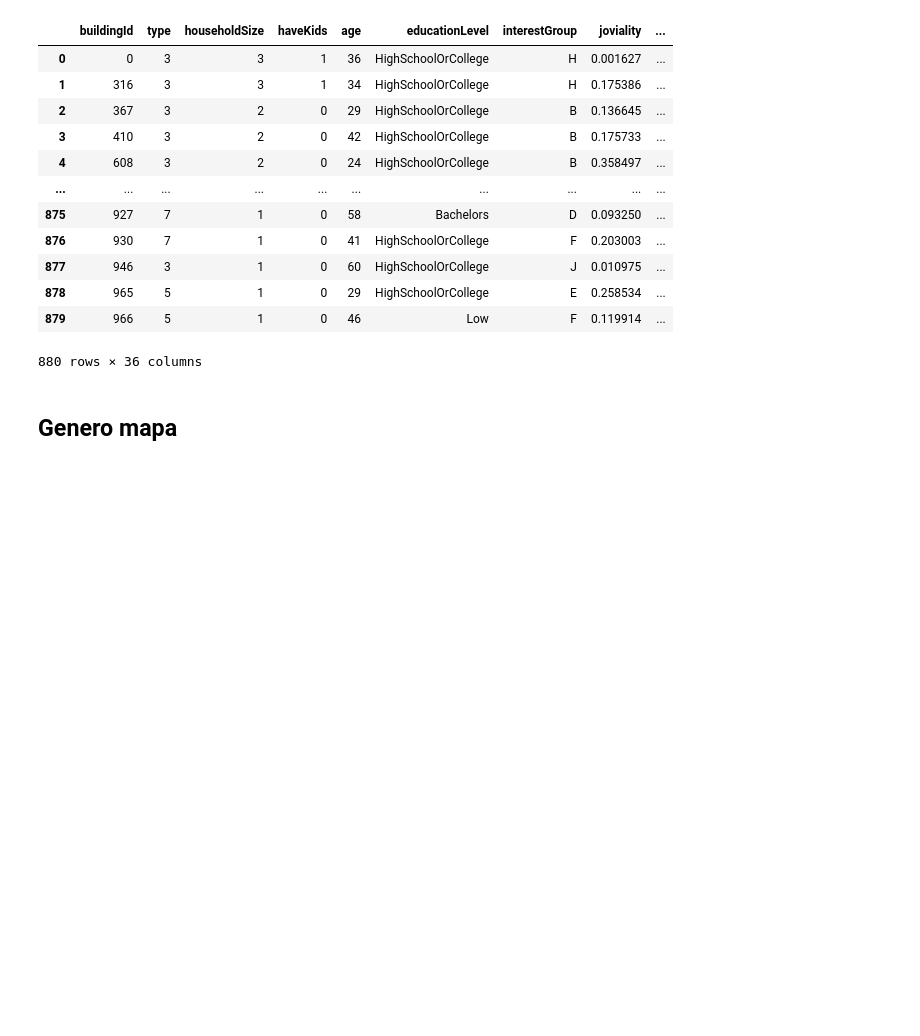
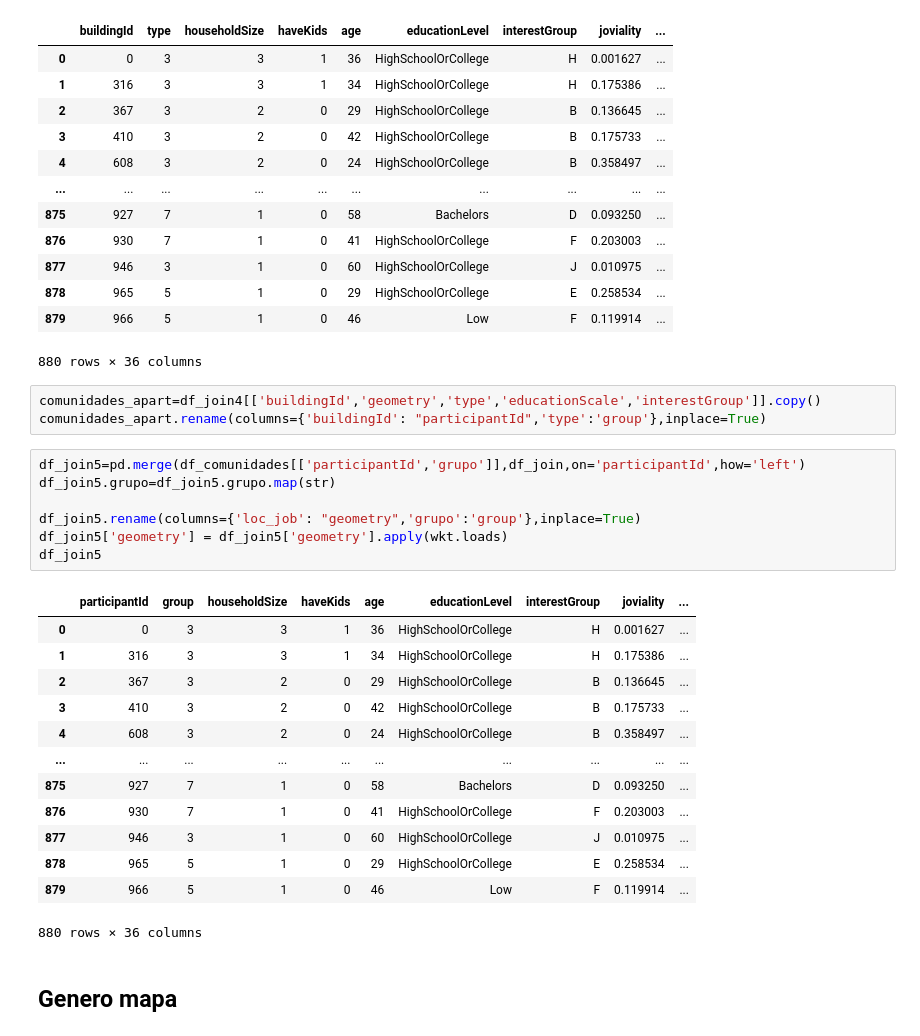
Before and after one commit to ffelicioni/tp_infoviz, a Jupyter notebook: Mapas_Vast_challenge.ipynb, the cells around one changed output. Drawn from its saved outputs; the diff is of its cells as text; blank space fills up the shorter version.

```diff
--- a/Mapas_Vast_challenge.ipynb
+++ b/Mapas_Vast_challenge.ipynb
@@ -427,6 +429,30 @@ df_join4
 | 878 | 965 | 5 | 1 | 0 | 29 | HighSchoolOrCollege | E | 0.258534 | ... |
 | 879 | 966 | 5 | 1 | 0 | 46 | Low | F | 0.119914 | ... |
 880 rows × 36 columns
+# %%
+comunidades_apart=df_join4[['buildingId','geometry','type','educationScale','interestGroup']].copy()
+comunidades_apart.rename(columns={'buildingId': "participantId",'type':'group'},inplace=True)
+# %%
+df_join5=pd.merge(df_comunidades[['participantId','grupo']],df_join,on='participantId',how='left')
+df_join5.grupo=df_join5.grupo.map(str)
+
+df_join5.rename(columns={'loc_job': "geometry",'grupo':'group'},inplace=True)
+df_join5['geometry'] = df_join5['geometry'].apply(wkt.loads)
+df_join5
+# %% [output]
+|  | participantId | group | householdSize | haveKids | age | educationLevel | interestGroup | joviality | ... |
+| 0 | 0 | 3 | 3 | 1 | 36 | HighSchoolOrCollege | H | 0.001627 | ... |
+| 1 | 316 | 3 | 3 | 1 | 34 | HighSchoolOrCollege | H | 0.175386 | ... |
+| 2 | 367 | 3 | 2 | 0 | 29 | HighSchoolOrCollege | B | 0.136645 | ... |
+| 3 | 410 | 3 | 2 | 0 | 42 | HighSchoolOrCollege | B | 0.175733 | ... |
+| 4 | 608 | 3 | 2 | 0 | 24 | HighSchoolOrCollege | B | 0.358497 | ... |
+| ... | ... | ... | ... | ... | ... | ... | ... | ... | ... |
+| 875 | 927 | 7 | 1 | 0 | 58 | Bachelors | D | 0.093250 | ... |
+| 876 | 930 | 7 | 1 | 0 | 41 | HighSchoolOrCollege | F | 0.203003 | ... |
+| 877 | 946 | 3 | 1 | 0 | 60 | HighSchoolOrCollege | J | 0.010975 | ... |
+| 878 | 965 | 5 | 1 | 0 | 29 | HighSchoolOrCollege | E | 0.258534 | ... |
+| 879 | 966 | 5 | 1 | 0 | 46 | Low | F | 0.119914 | ... |
+880 rows × 36 columns
 # %% [markdown]
 ## Genero mapa
 # %% [markdown]
```
Also changed, not shown: parts of 8 cells of this notebook.
